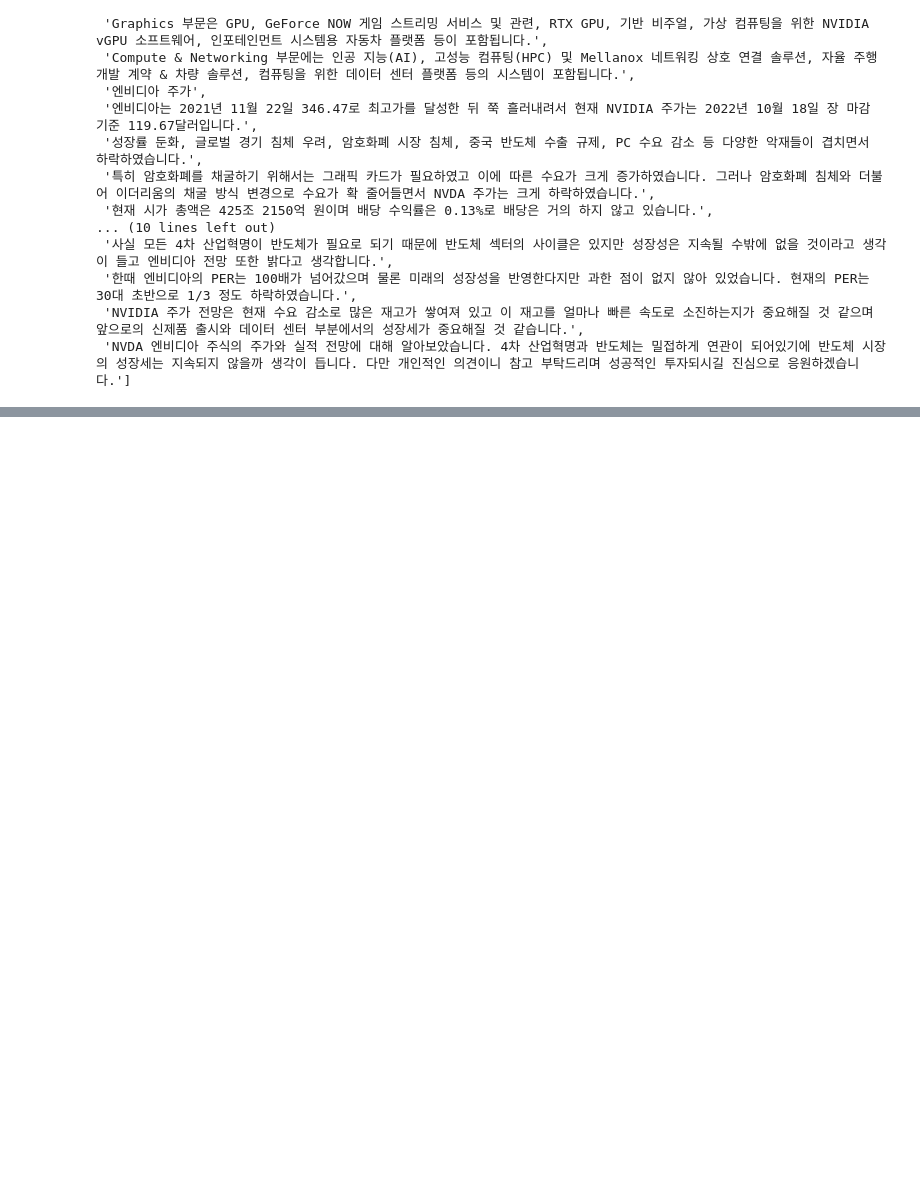
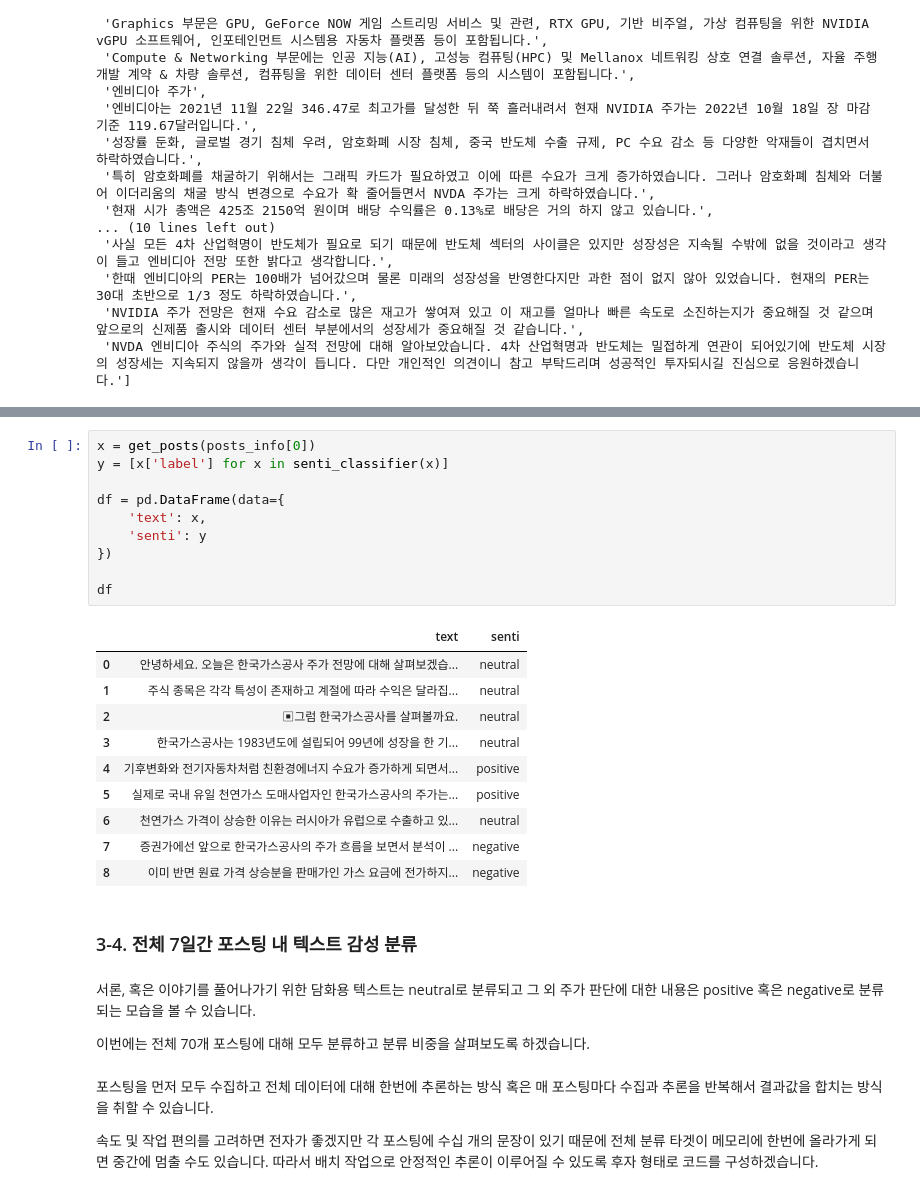
Before and after one commit to sw-song/py_finance_practice, a Jupyter notebook: tutorials/16/naver-blog-analysis.ipynb, the cells around one changed output, grey strips where cells are left out. Saved outputs shown, nothing was run; the diff lists cells and outputs as text; blank space fills up the shorter version.

```diff
--- a/tutorials/16/naver-blog-analysis.ipynb
+++ b/tutorials/16/naver-blog-analysis.ipynb
@@ -223,0 +305,31 @@ get_posts(posts_info[1])
+# %%
+x = get_posts(posts_info[0])
+y = [x['label'] for x in senti_classifier(x)]
+
+df = pd.DataFrame(data={
+    'text': x,
+    'senti': y
+})
+
+df
+# %% [output]
+|  | text | senti |
+| 0 | 안녕하세요. 오늘은 한국가스공사 주가 전망에 대해 살펴보겠습... | neutral |
+| 1 | 주식 종목은 각각 특성이 존재하고 계절에 따라 수익은 달라집... | neutral |
+| 2 | ▣그럼 한국가스공사를 살펴볼까요. | neutral |
+| 3 | 한국가스공사는 1983년도에 설립되어 99년에 성장을 한 기... | neutral |
+| 4 | 기후변화와 전기자동차처럼 친환경에너지 수요가 증가하게 되면서... | positive |
+| 5 | 실제로 국내 유일 천연가스 도매사업자인 한국가스공사의 주가는... | positive |
+| 6 | 천연가스 가격이 상승한 이유는 러시아가 유럽으로 수출하고 있... | neutral |
+| 7 | 증권가에선 앞으로 한국가스공사의 주가 흐름을 보면서 분석이 ... | negative |
+| 8 | 이미 반면 원료 가격 상승분을 판매가인 가스 요금에 전가하지... | negative |
+# %% [markdown]
+### 3-4. 전체 7일간 포스팅 내 텍스트 감성 분류
+# %% [markdown]
+서론, 혹은 이야기를 풀어나가기 위한 담화용 텍스트는 neutral로 분류되고 그 외 주가 판단에 대한 내용은 positive 혹은 negative로 분류되는 모습을 볼 수 있습니다.
+
+이번에는 전체 70개 포스팅에 대해 모두 분류하고 분류 비중을 살펴보도록 하겠습니다.
+# %% [markdown]
+포스팅을 먼저 모두 수집하고 전체 데이터에 대해 한번에 추론하는 방식 혹은 매 포스팅마다 수집과 추론을 반복해서 결과값을 합치는 방식을 취할 수 있습니다.
+
+속도 및 작업 편의를 고려하면 전자가 좋겠지만 각 포스팅에 수십 개의 문장이 있기 때문에 전체 분류 타겟이 메모리에 한번에 올라가게 되면 중간에 멈출 수도 있습니다. 따라서 배치 작업으로 안정적인 추론이 이루어질 수 있도록 후자 형태로 코드를 구성하겠습니다.
```
Also changed, not shown: parts of 31 cells of this notebook, 2 other files.
